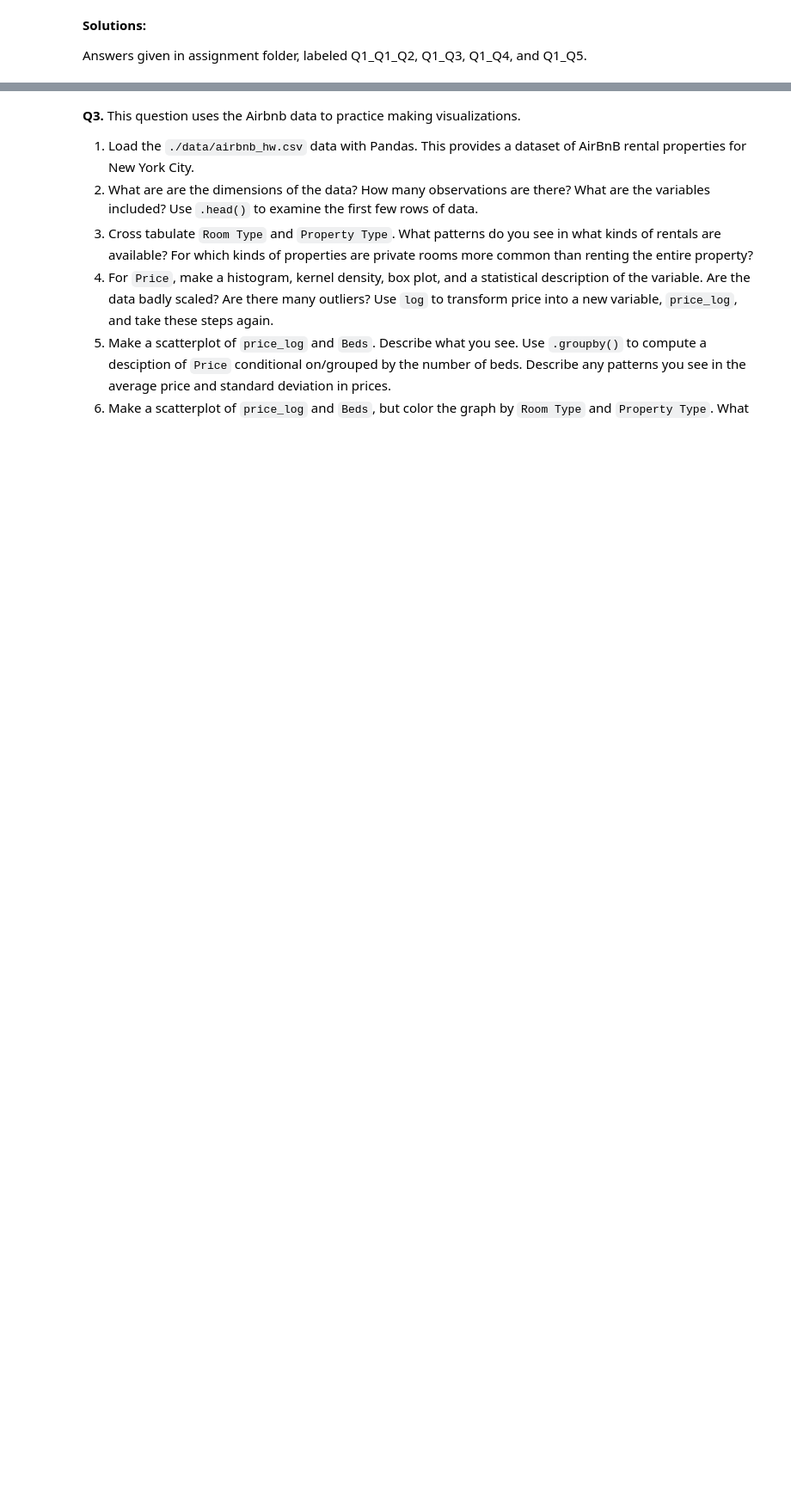
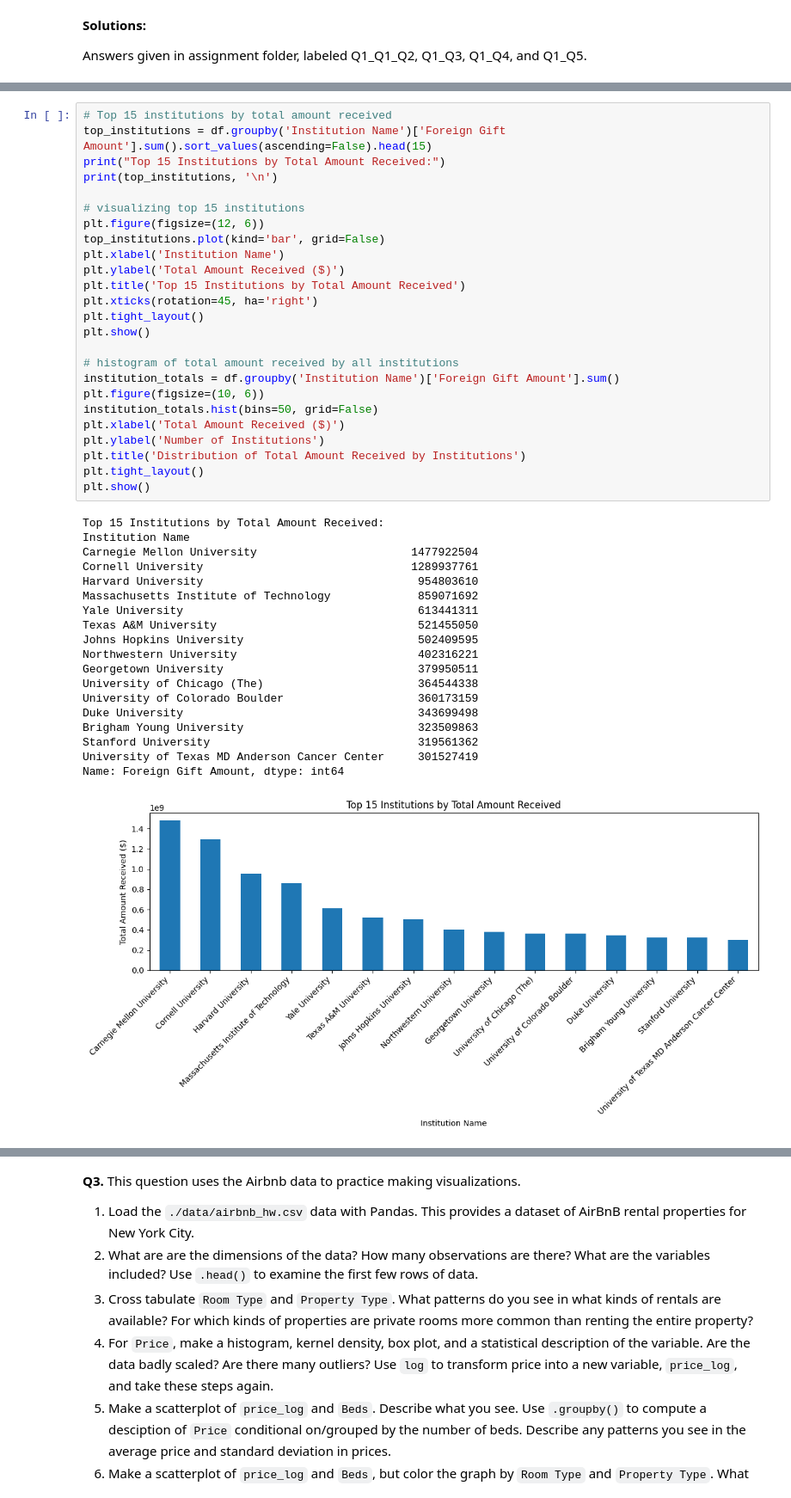
Before and after one commit to elyse-undan/EDA, a Jupyter notebook: assignment/assignment.ipynb, the cells around one changed output, grey strips where cells are left out. Shown at 86% size. Cells and saved outputs as stored; diff of their text form; blank space fills up the shorter version.

```diff
--- a/assignment/assignment.ipynb
+++ b/assignment/assignment.ipynb
@@ -36,0 +188,45 @@ Answers given in assignment folder, labeled Q1_Q1_Q2, Q1_Q3, Q1_Q4, and Q1_Q5.
+# %%
+# Top 15 institutions by total amount received
+top_institutions = df.groupby('Institution Name')['Foreign Gift Amount'].sum().sort_values(ascending=False).head(15)
+print("Top 15 Institutions by Total Amount Received:")
+print(top_institutions, '\n')
+
+# visualizing top 15 institutions
+plt.figure(figsize=(12, 6))
+top_institutions.plot(kind='bar', grid=False)
+plt.xlabel('Institution Name')
+plt.ylabel('Total Amount Received ($)')
+plt.title('Top 15 Institutions by Total Amount Received')
+plt.xticks(rotation=45, ha='right')
+plt.tight_layout()
+plt.show()
+
+# histogram of total amount received by all institutions
+institution_totals = df.groupby('Institution Name')['Foreign Gift Amount'].sum()
+plt.figure(figsize=(10, 6))
+institution_totals.hist(bins=50, grid=False)
+plt.xlabel('Total Amount Received ($)')
+plt.ylabel('Number of Institutions')
+plt.title('Distribution of Total Amount Received by Institutions')
+plt.tight_layout()
+plt.show()
+# %% [output]
+Top 15 Institutions by Total Amount Received:
+Institution Name
+Carnegie Mellon University                       1477922504
+Cornell University                               1289937761
+Harvard University                                954803610
+Massachusetts Institute of Technology             859071692
+Yale University                                   613441311
+Texas A&M University                              521455050
+Johns Hopkins University                          502409595
+Northwestern University                           402316221
+Georgetown University                             379950511
+University of Chicago (The)                       364544338
+University of Colorado Boulder                    360173159
+Duke University                                   343699498
+Brigham Young University                          323509863
+Stanford University                               319561362
+University of Texas MD Anderson Cancer Center     301527419
+Name: Foreign Gift Amount, dtype: int64
+[figure, added]
```
Also changed, not shown: parts of 15 cells of this notebook.
